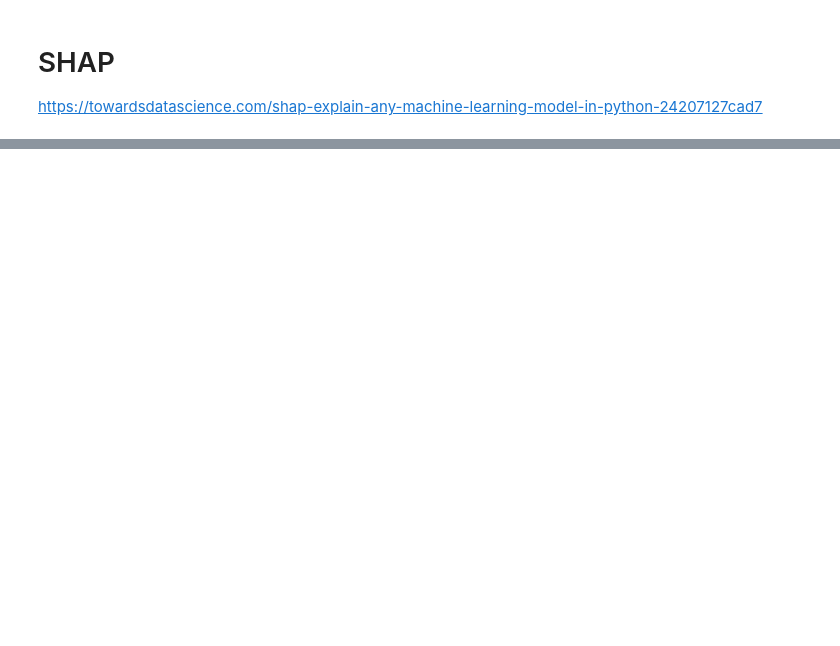
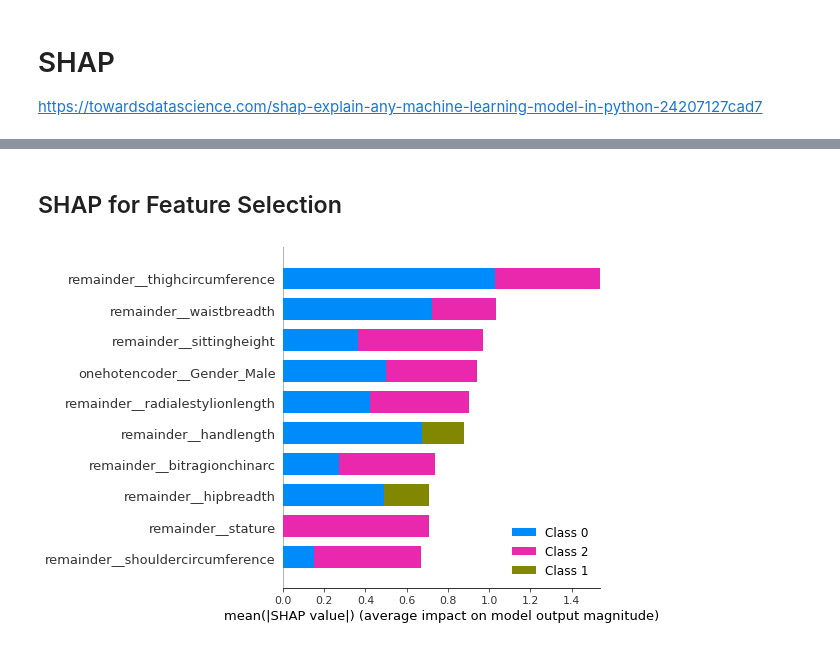
Before and after one commit to glcn35/ML11, a Jupyter notebook: soldier_race_project_D1178_gülcan.ipynb, the cells around one changed output, grey strips where cells are left out. Cells and saved outputs as stored; diff of their text form; code cells hidden in the pictures; blank space fills up the shorter version.

```diff
--- a/soldier_race_project_D1178_gülcan.ipynb
+++ b/soldier_race_project_D1178_gülcan.ipynb
@@ -1653,0 +1922,10 @@ shap.summary_plot(shap_values, X_train,max_display=300,feature_names = X.columns
+# %% [markdown]
+## SHAP for Feature Selection
+# %%
+explainer = shap.Explainer(model_shap, X_train_trans)
+
+shap_values = explainer.shap_values(X_train_trans)
+
+shap.summary_plot(shap_values, X_train_trans, max_display=10,feature_names = features)
+# %% [output]
+[figure, added]
```
Also changed, not shown: parts of 71 cells of this notebook.
